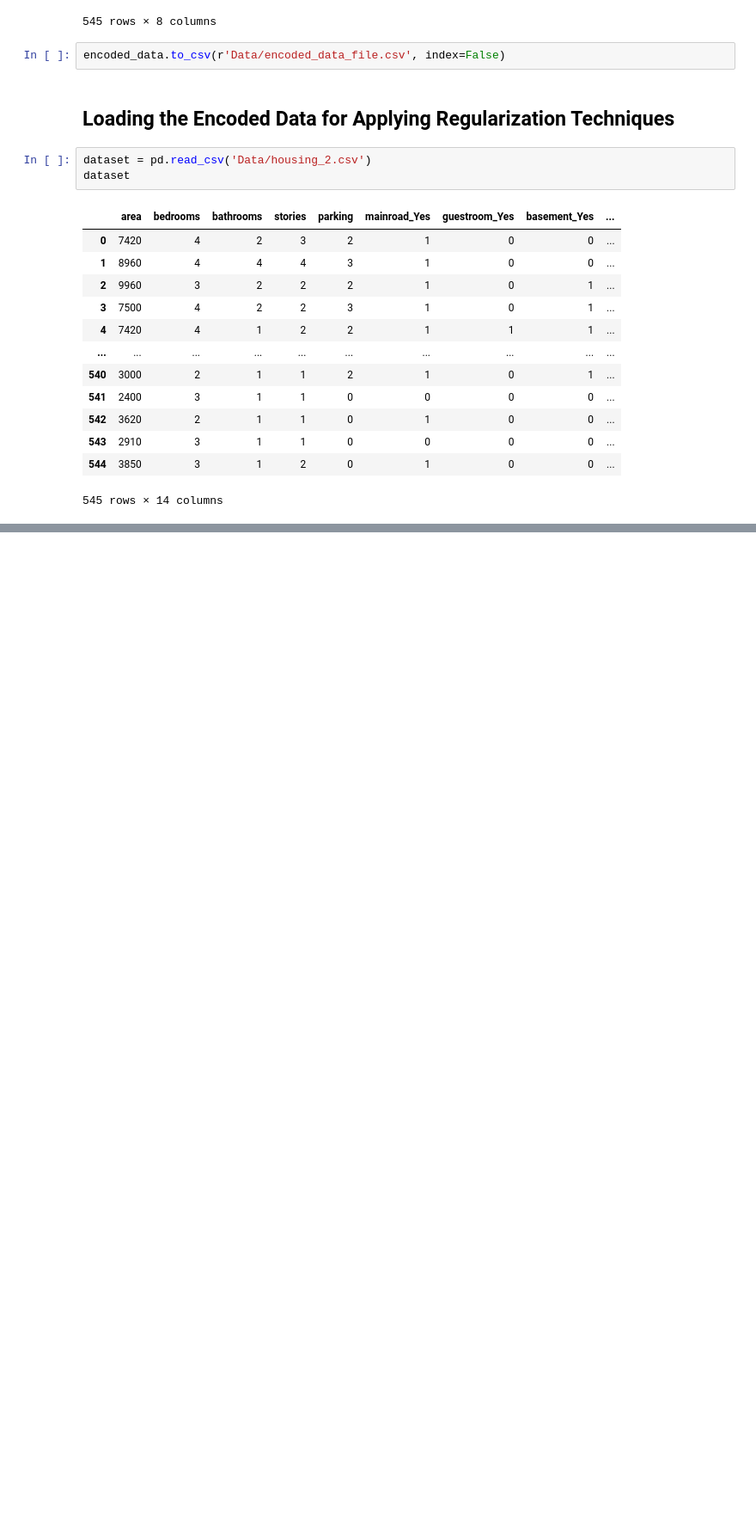
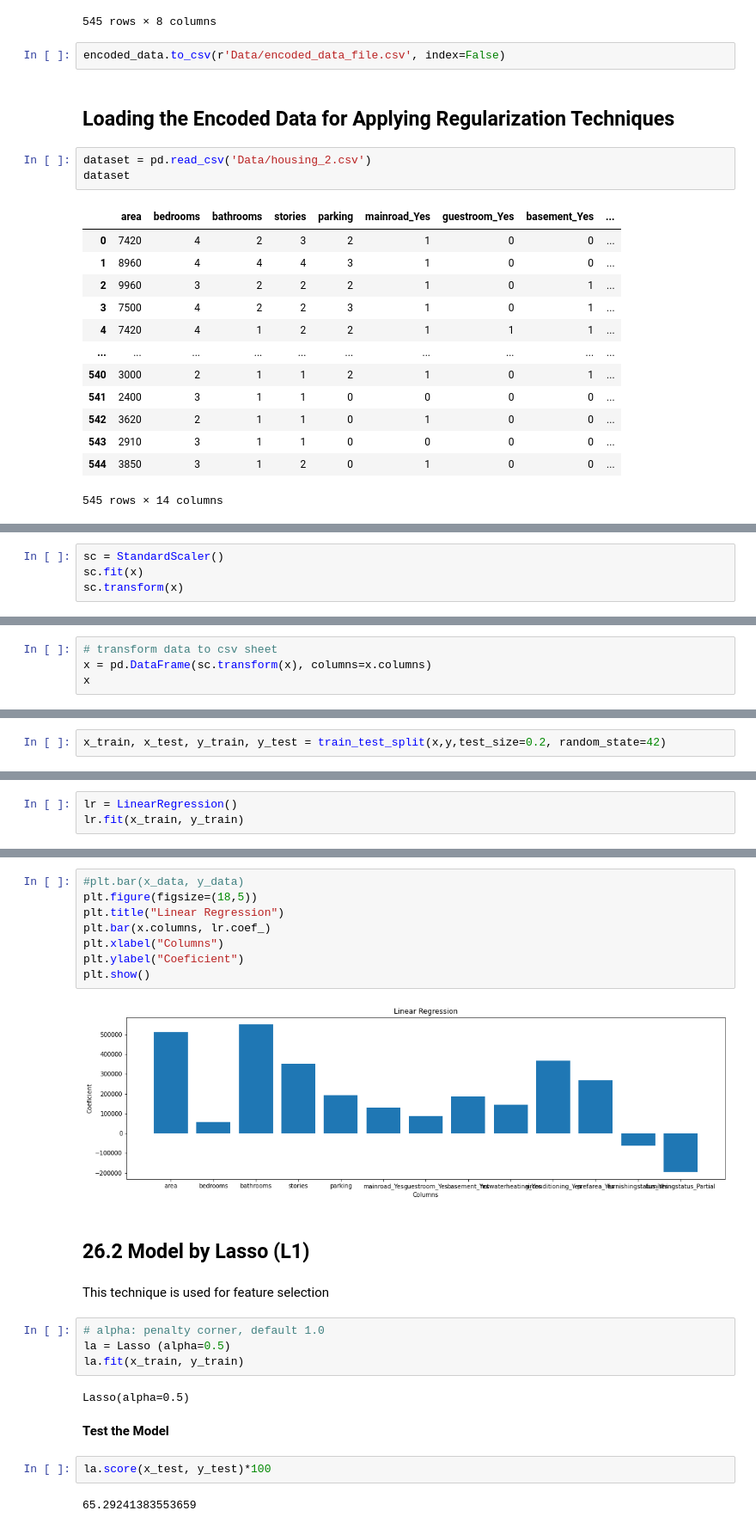
Before and after one commit to rashid-bioinfo/DS-27Hrs-Course, a Jupyter notebook: 26. Regularization Technique (Practical).ipynb, the cells around one changed output, grey strips where cells are left out. Shown: that part at 86% size. Saved outputs shown, nothing was run; the diff lists cells and outputs as text; blank space fills up the shorter version.

```diff
--- a/26. Regularization Technique (Practical).ipynb
+++ b/26. Regularization Technique (Practical).ipynb
@@ -198,0 +250,4 @@ dataset
+# %%
+sc = StandardScaler()
+sc.fit(x)
+sc.transform(x)
@@ -198,0 +268,4 @@ dataset
+# %%
+# transform data to csv sheet
+x = pd.DataFrame(sc.transform(x), columns=x.columns)
+x
@@ -198,0 +288,2 @@ dataset
+# %%
+x_train, x_test, y_train, y_test = train_test_split(x,y,test_size=0.2, random_state=42)
@@ -198,0 +294,3 @@ dataset
+# %%
+lr = LinearRegression()
+lr.fit(x_train, y_train)
@@ -198,0 +323,26 @@ dataset
+# %%
+#plt.bar(x_data, y_data)
+plt.figure(figsize=(18,5))
+plt.title("Linear Regression")
+plt.bar(x.columns, lr.coef_)
+plt.xlabel("Columns")
+plt.ylabel("Coeficient")
+plt.show()
+# %% [output]
+[figure, added]
+# %% [markdown]
+## 26.2 Model by Lasso (L1)
+# %% [markdown]
+This technique is used for feature selection
+# %%
+# alpha: penalty corner, default 1.0
+la = Lasso (alpha=0.5)
+la.fit(x_train, y_train)
+# %% [output]
+Lasso(alpha=0.5)
+# %% [markdown]
+**Test the Model**
+# %%
+la.score(x_test, y_test)*100
+# %% [output]
+65.29241383553659
```
Also changed, not shown: parts of 35 cells of this notebook, 4 other files.
